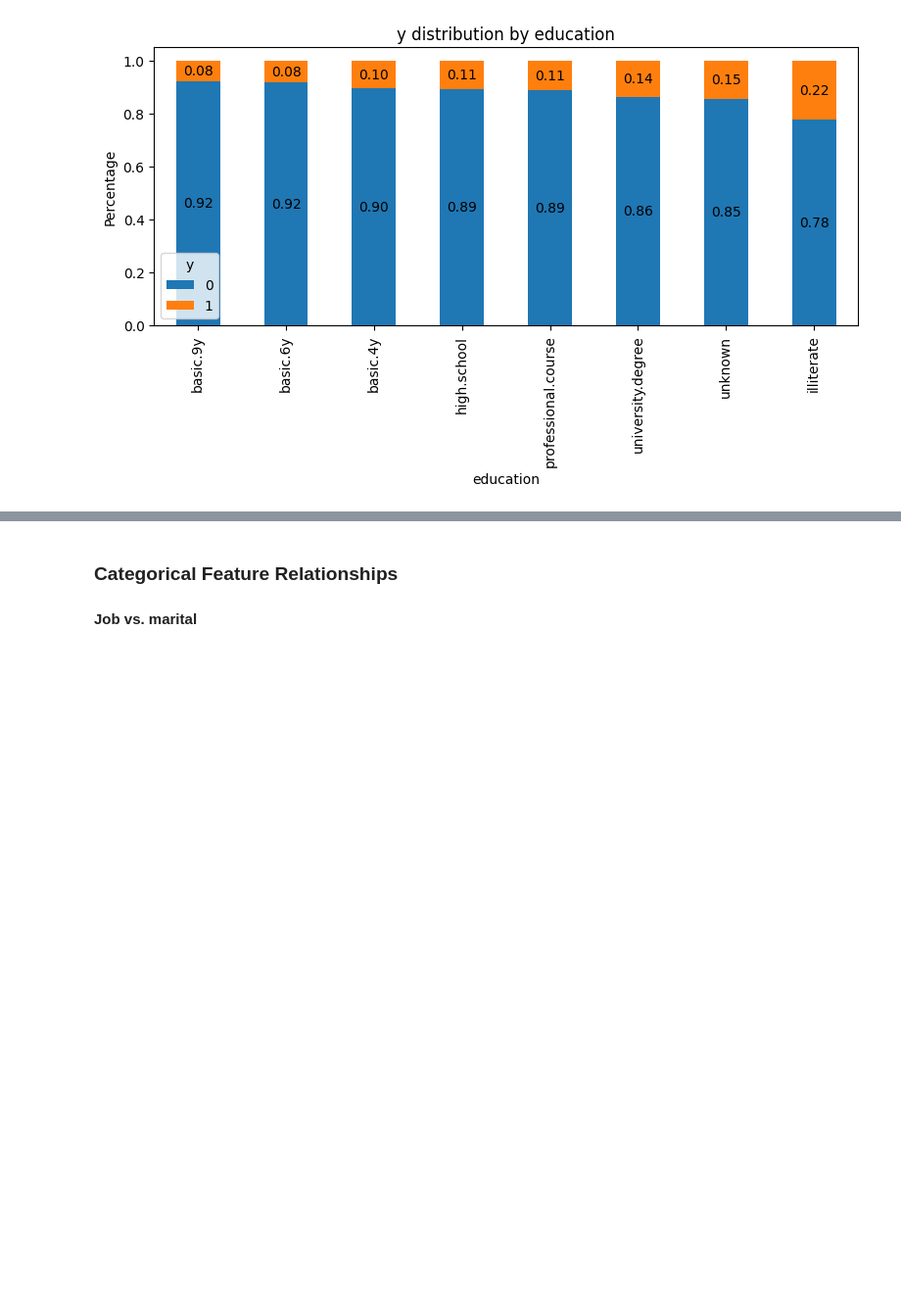
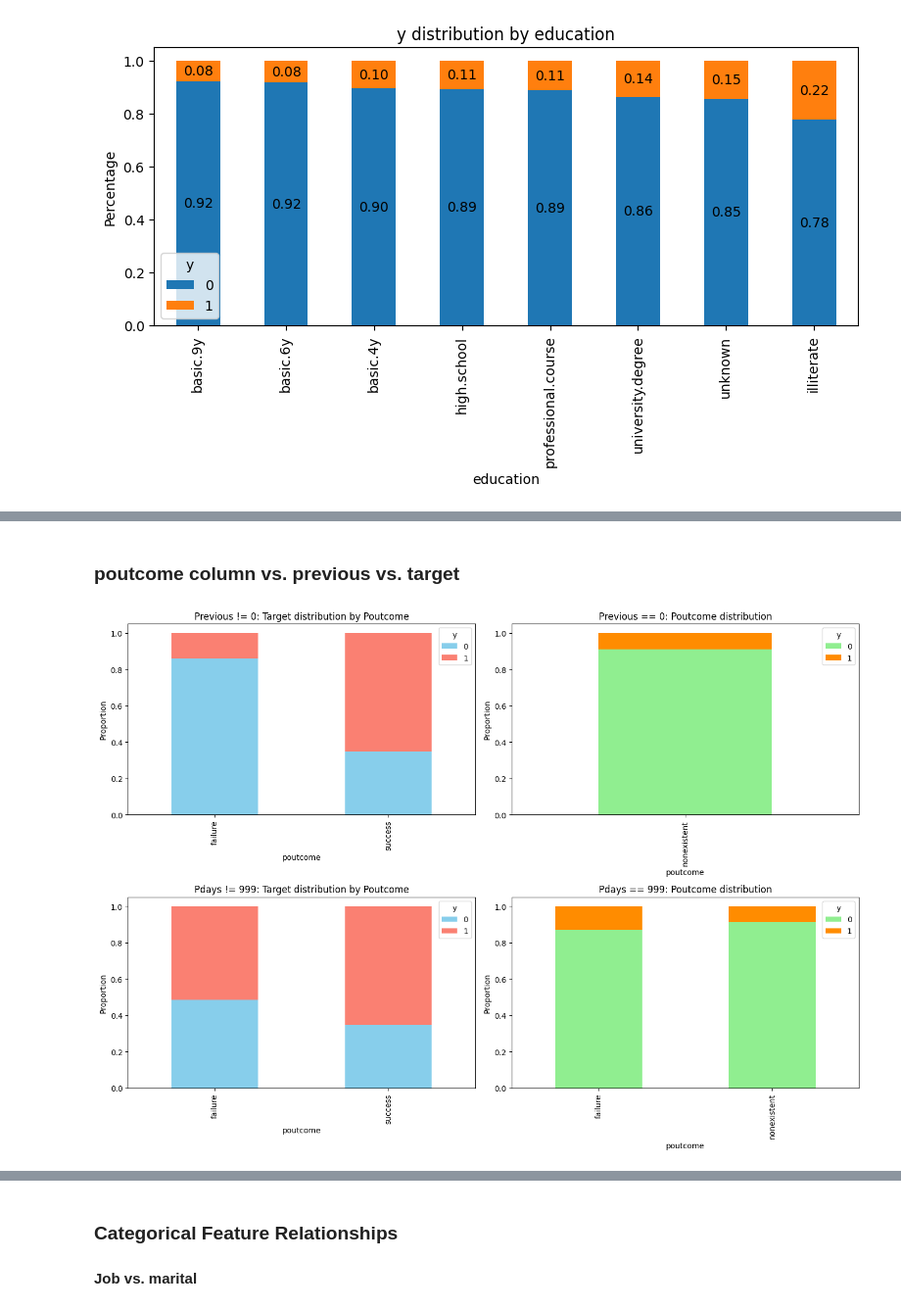
Before and after one commit to Maxstef/ml-bank-additional-project, a Jupyter notebook: notebooks/01_eda.ipynb, the cells around one changed output, grey strips where cells are left out. Shown at 98% size. Drawn from its saved outputs; the diff is of its cells as text; code cells hidden in the pictures; blank space fills up the shorter version.

```diff
--- a/notebooks/01_eda.ipynb
+++ b/notebooks/01_eda.ipynb
@@ -419,0 +578,8 @@ plot_target_distribution_by_category(
+# %% [markdown]
+### poutcome column vs. previous vs. target
+# %%
+from src.visualizations import plot_previous_pdays_poutcome
+
+plot_previous_pdays_poutcome(raw_df, target_col="y")
+# %% [output]
+[figure, added]
```
Also changed, not shown: parts of 35 cells of this notebook, 1 other file.
